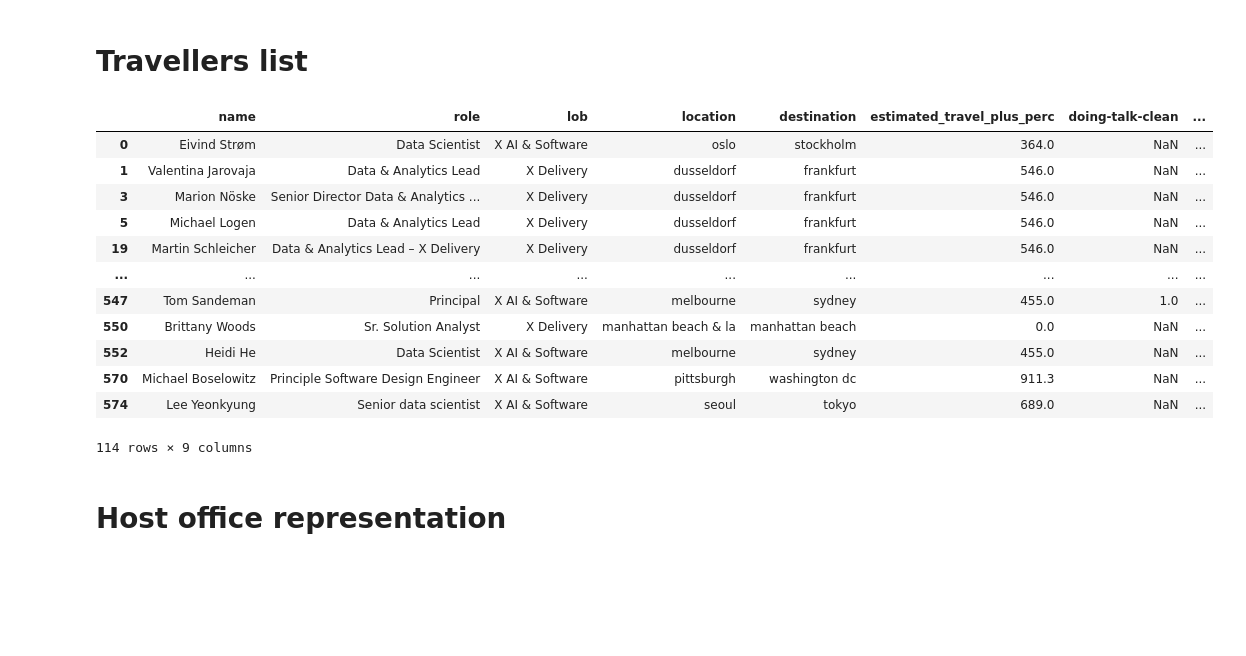
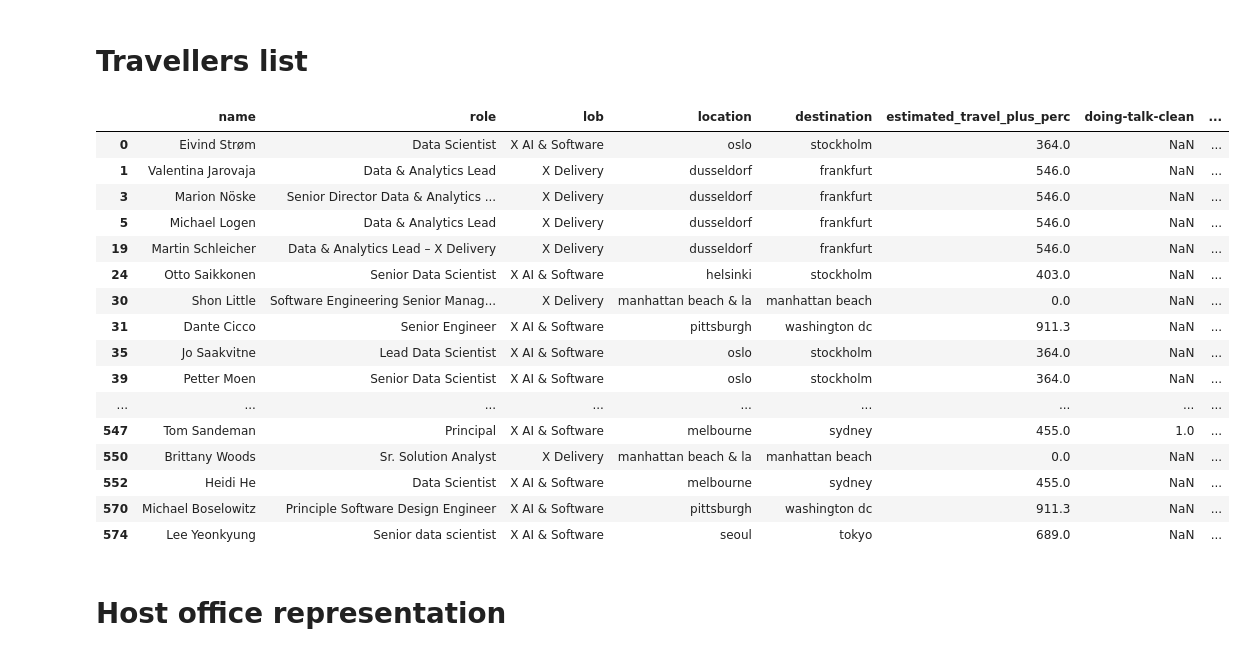
Before and after one commit to kristinageorgieva-bcg/hive-2023, a Jupyter notebook: Hive.ipynb, the cells around one changed output. Drawn from its saved outputs; the diff is of its cells as text; code cells hidden in the pictures; blank space fills up the shorter version.

Commit message:
add loc rep travel options

```diff
--- a/Hive.ipynb
+++ b/Hive.ipynb
@@ -120,22 +120,29 @@ travel_subset = travel[travel['total_people'] > 1]
 merged_with_travel = pd.merge(survey_raw,travel_subset,how='left',left_on='location',right_on='location')
 small_office_travellers = merged_with_travel[merged_with_travel['is_host'] == False].copy()
 # %%
+pd.set_option('display.max_columns', None)
+pd.set_option('display.max_rows', None)
+
 small_office_travellers['estimated_travel_plus_perc'] = small_office_travellers['estimated_travel'] * 1.30
 small_office_travellers[['name', 'role', 'lob', 'location', 'destination', 'estimated_travel_plus_perc', 'doing-talk-clean', 'travel_notes', 'other']]
 # %% [output]
 |  | name | role | lob | location | destination | estimated_travel_plus_perc | doing-talk-clean | ... |
 | 0 | Eivind Strøm | Data Scientist | X AI & Software | oslo | stockholm | 364.0 | NaN | ... |
 | 1 | Valentina Jarovaja | Data & Analytics Lead | X Delivery | dusseldorf | frankfurt | 546.0 | NaN | ... |
 | 3 | Marion Nöske | Senior Director Data & Analytics ... | X Delivery | dusseldorf | frankfurt | 546.0 | NaN | ... |
 | 5 | Michael Logen | Data & Analytics Lead | X Delivery | dusseldorf | frankfurt | 546.0 | NaN | ... |
 | 19 | Martin Schleicher | Data & Analytics Lead – X Delivery | X Delivery | dusseldorf | frankfurt | 546.0 | NaN | ... |
+| 24 | Otto Saikkonen | Senior Data Scientist | X AI & Software | helsinki | stockholm | 403.0 | NaN | ... |
+| 30 | Shon Little | Software Engineering Senior Manag... | X Delivery | manhattan beach & la | manhattan beach | 0.0 | NaN | ... |
+| 31 | Dante Cicco | Senior Engineer | X AI & Software | pittsburgh | washington dc | 911.3 | NaN | ... |
+| 35 | Jo Saakvitne | Lead Data Scientist | X AI & Software | oslo | stockholm | 364.0 | NaN | ... |
+| 39 | Petter Moen | Senior Data Scientist | X AI & Software | oslo | stockholm | 364.0 | NaN | ... |
 | ... | ... | ... | ... | ... | ... | ... | ... | ... |
 | 547 | Tom Sandeman | Principal | X AI & Software | melbourne | sydney | 455.0 | 1.0 | ... |
 | 550 | Brittany Woods | Sr. Solution Analyst | X Delivery | manhattan beach & la | manhattan beach | 0.0 | NaN | ... |
 | 552 | Heidi He | Data Scientist | X AI & Software | melbourne | sydney | 455.0 | NaN | ... |
 | 570 | Michael Boselowitz | Principle Software Design Engineer | X AI & Software | pittsburgh | washington dc | 911.3 | NaN | ... |
 | 574 | Lee Yeonkyung | Senior data scientist | X AI & Software | seoul | tokyo | 689.0 | NaN | ... |
-114 rows × 9 columns
 # %% [markdown]
 # Host office representation
 # %%
```
Also changed, not shown: parts of 7 cells of this notebook.
